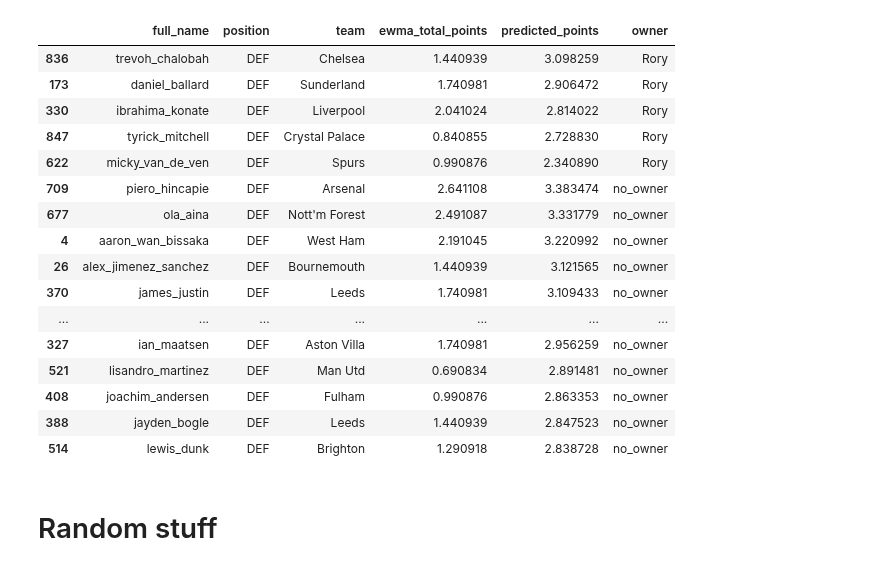
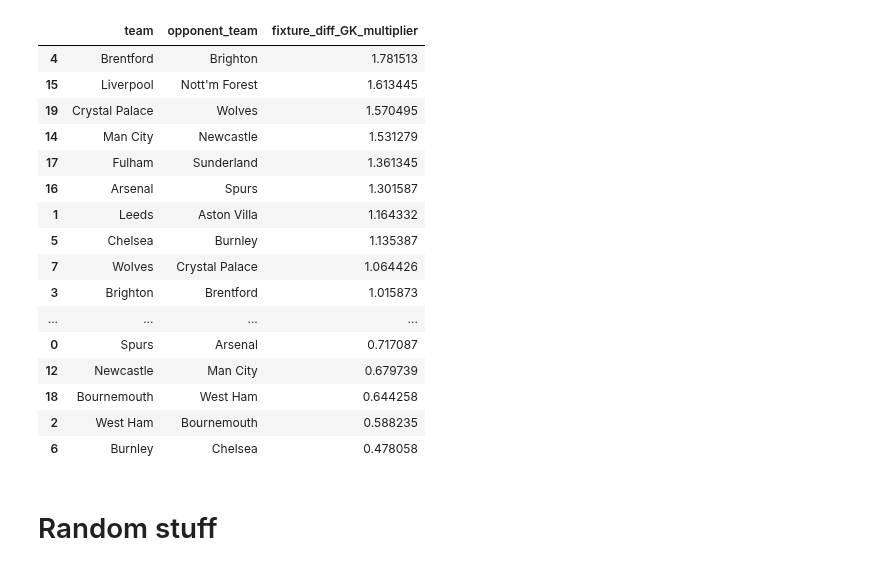
Before and after one commit to doug-ellis/draft_fpl_2526, a Jupyter notebook: transfer/outputs/looking_gw27.ipynb, the cells around one changed output. Drawn from its saved outputs; the diff is of its cells as text; code cells hidden in the pictures.

```diff
--- a/transfer/outputs/looking_gw27.ipynb
+++ b/transfer/outputs/looking_gw27.ipynb
@@ -212,24 +212,23 @@ b
 # %%
-rory_df = df_sorted.query('owner in ["no_owner", "Rory"]')
-rory_df.query('position=="DEF"').sort_values(['owner', 'predicted_points'], ascending=[True, False]).head(20)
+fixture_difficulty.sort_values('fixture_diff_GK_multiplier', ascending=False)[['team', 'opponent_team', 'fixture_diff_GK_multiplier']]
 # %% [output]
-|  | full_name | position | team | ewma_total_points | predicted_points | owner |
-| 836 | trevoh_chalobah | DEF | Chelsea | 1.440939 | 3.098259 | Rory |
-| 173 | daniel_ballard | DEF | Sunderland | 1.740981 | 2.906472 | Rory |
-| 330 | ibrahima_konate | DEF | Liverpool | 2.041024 | 2.814022 | Rory |
-| 847 | tyrick_mitchell | DEF | Crystal Palace | 0.840855 | 2.728830 | Rory |
-| 622 | micky_van_de_ven | DEF | Spurs | 0.990876 | 2.340890 | Rory |
-| 709 | piero_hincapie | DEF | Arsenal | 2.641108 | 3.383474 | no_owner |
-| 677 | ola_aina | DEF | Nott'm Forest | 2.491087 | 3.331779 | no_owner |
-| 4 | aaron_wan_bissaka | DEF | West Ham | 2.191045 | 3.220992 | no_owner |
-| 26 | alex_jimenez_sanchez | DEF | Bournemouth | 1.440939 | 3.121565 | no_owner |
-| 370 | james_justin | DEF | Leeds | 1.740981 | 3.109433 | no_owner |
-| ... | ... | ... | ... | ... | ... | ... |
-| 327 | ian_maatsen | DEF | Aston Villa | 1.740981 | 2.956259 | no_owner |
-| 521 | lisandro_martinez | DEF | Man Utd | 0.690834 | 2.891481 | no_owner |
-| 408 | joachim_andersen | DEF | Fulham | 0.990876 | 2.863353 | no_owner |
-| 388 | jayden_bogle | DEF | Leeds | 1.440939 | 2.847523 | no_owner |
-| 514 | lewis_dunk | DEF | Brighton | 1.290918 | 2.838728 | no_owner |
+|  | team | opponent_team | fixture_diff_GK_multiplier |
+| 4 | Brentford | Brighton | 1.781513 |
+| 15 | Liverpool | Nott'm Forest | 1.613445 |
+| 19 | Crystal Palace | Wolves | 1.570495 |
+| 14 | Man City | Newcastle | 1.531279 |
+| 17 | Fulham | Sunderland | 1.361345 |
+| 16 | Arsenal | Spurs | 1.301587 |
+| 1 | Leeds | Aston Villa | 1.164332 |
+| 5 | Chelsea | Burnley | 1.135387 |
+| 7 | Wolves | Crystal Palace | 1.064426 |
+| 3 | Brighton | Brentford | 1.015873 |
+| ... | ... | ... | ... |
+| 0 | Spurs | Arsenal | 0.717087 |
+| 12 | Newcastle | Man City | 0.679739 |
+| 18 | Bournemouth | West Ham | 0.644258 |
+| 2 | West Ham | Bournemouth | 0.588235 |
+| 6 | Burnley | Chelsea | 0.478058 |
 # %% [markdown]
 # Random stuff
 # %%
```
Also changed, not shown: parts of 12 cells of this notebook, 4 other files.
